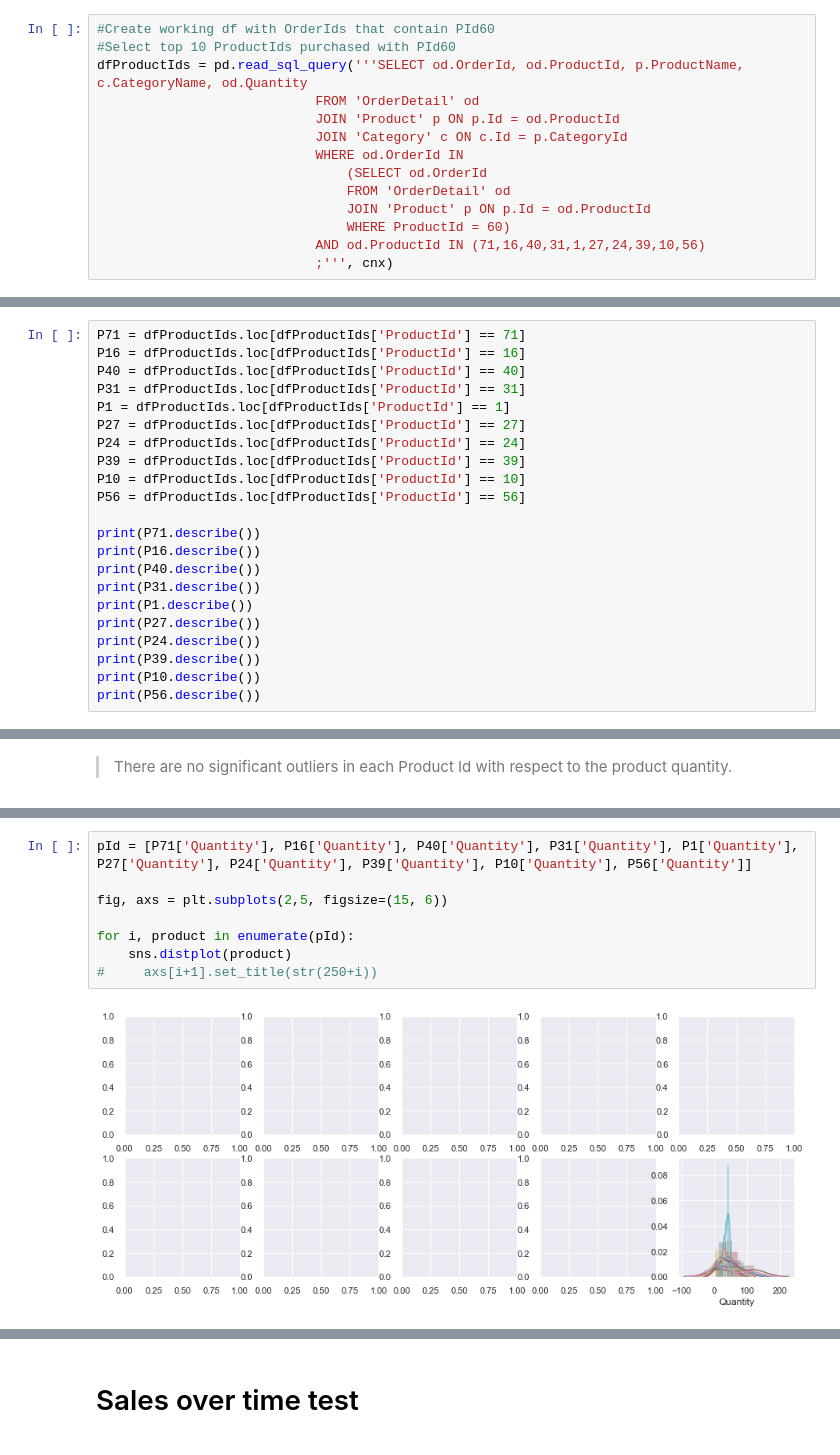
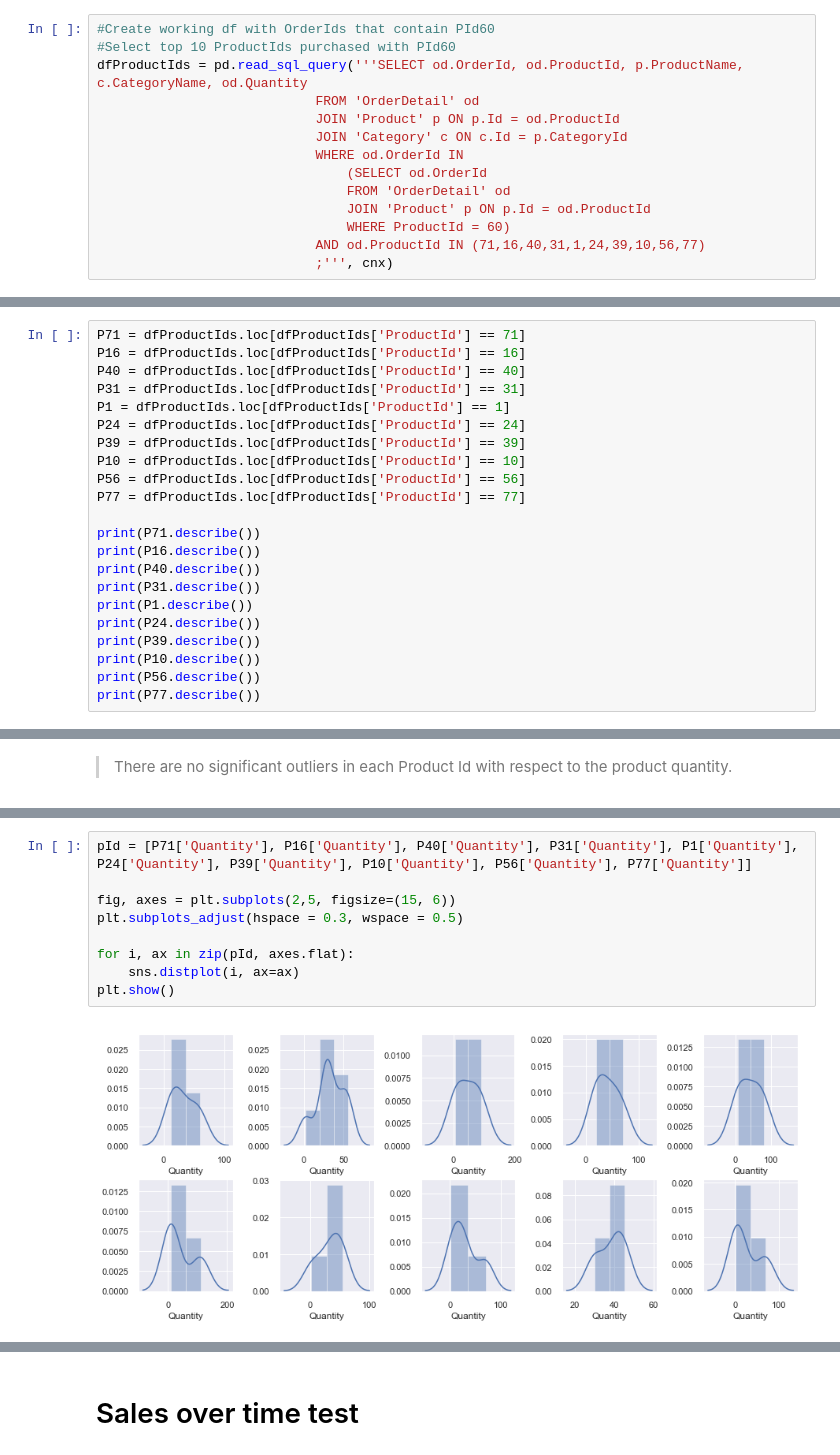
Before and after one commit to Francismorales/dsc-mod-3-project-online-ds-pt-061019, a Jupyter notebook: Project2-Northwind_Hypothesis_Testing.ipynb, the cells around one changed output, grey strips where cells are left out. Saved outputs shown, nothing was run; the diff lists cells and outputs as text.

```diff
--- a/Project2-Northwind_Hypothesis_Testing.ipynb
+++ b/Project2-Northwind_Hypothesis_Testing.ipynb
@@ -874,7 +877,7 @@ dfProductIds = pd.read_sql_query('''SELECT od.OrderId, od.ProductId, p.ProductNa
                                 FROM 'OrderDetail' od
                                 JOIN 'Product' p ON p.Id = od.ProductId
                                 WHERE ProductId = 60)
-                            AND od.ProductId IN (71,16,40,31,1,27,24,39,10,56)
+                            AND od.ProductId IN (71,16,40,31,1,24,39,10,56,77)
                             ;''', cnx)
 # %%
 dfProductIds.info()
@@ -904,22 +907,22 @@ P16 = dfProductIds.loc[dfProductIds['ProductId'] == 16]
 P40 = dfProductIds.loc[dfProductIds['ProductId'] == 40]
 P31 = dfProductIds.loc[dfProductIds['ProductId'] == 31]
 P1 = dfProductIds.loc[dfProductIds['ProductId'] == 1]
-P27 = dfProductIds.loc[dfProductIds['ProductId'] == 27]
 P24 = dfProductIds.loc[dfProductIds['ProductId'] == 24]
 P39 = dfProductIds.loc[dfProductIds['ProductId'] == 39]
 P10 = dfProductIds.loc[dfProductIds['ProductId'] == 10]
 P56 = dfProductIds.loc[dfProductIds['ProductId'] == 56]
+P77 = dfProductIds.loc[dfProductIds['ProductId'] == 77]
 
 print(P71.describe())
 print(P16.describe())
 print(P40.describe())
 print(P31.describe())
 print(P1.describe())
-print(P27.describe())
 print(P24.describe())
 print(P39.describe())
 print(P10.describe())
 print(P56.describe())
+print(P77.describe())
 # %% [output]
             OrderId  ProductId   Quantity
 count      6.000000        6.0   6.000000
@@ -947,10 +952,11 @@ dfProductIds.boxplot('Quantity', by='ProductId', figsize=(10, 5));
 # %%
-pId = [P71['Quantity'], P16['Quantity'], P40['Quantity'], P31['Quantity'], P1['Quantity'], P27['Quantity'], P24['Quantity'], P39['Quantity'], P10['Quantity'], P56['Quantity']]
+pId = [P71['Quantity'], P16['Quantity'], P40['Quantity'], P31['Quantity'], P1['Quantity'], P24['Quantity'], P39['Quantity'], P10['Quantity'], P56['Quantity'], P77['Quantity']]
 
-fig, axs = plt.subplots(2,5, figsize=(15, 6))
+fig, axes = plt.subplots(2,5, figsize=(15, 6))
+plt.subplots_adjust(hspace = 0.3, wspace = 0.5)
 
-for i, product in enumerate(pId):
-    sns.distplot(product)
-#     axs[i+1].set_title(str(250+i))
+for i, ax in zip(pId, axes.flat):
+    sns.distplot(i, ax=ax)
+plt.show()
 # %% [output]
-[figure, old version]
+[figure, new version]
```
Also changed, not shown: parts of 19 cells of this notebook.
